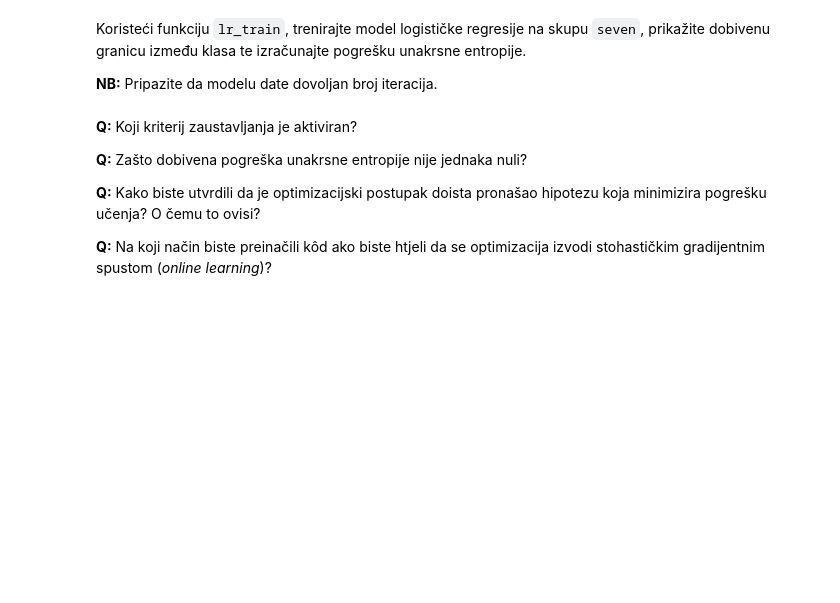
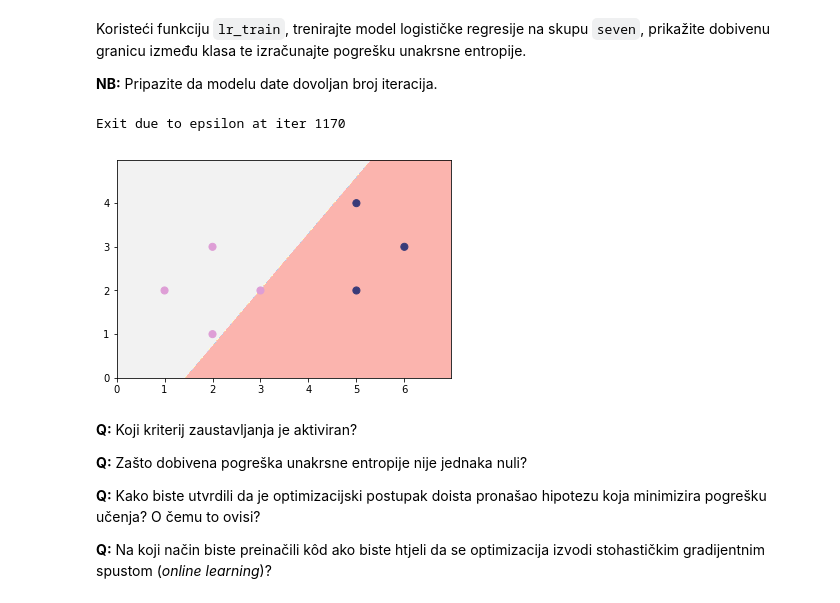
Before and after one commit to tkukurin/Lab.MachineLearning, a Jupyter notebook: lab02-2017.ipynb, the cells around one changed output. Drawn from its saved outputs; the diff is of its cells as text; code cells hidden in the pictures; blank space fills up the shorter version.

```diff
--- a/lab02-2017.ipynb
+++ b/lab02-2017.ipynb
@@ -179,39 +179,49 @@ Preporučamo definiranje pomoćne funkcije `lr_h(x,w)` koja daje predikciju za p
 
 **NB:** Obratite pozornost na to da je način kako su definirane oznake ($\{+1,-1\}$ ili $\{1,0\}$) kompatibilan s izračunom funkcije gubitka u optimizacijskome algoritmu.
 # %%
-def lr_h(alpha, x, w):
-  return sigmoid(alpha, np.dot(x, w))
+import logging
+logger = logging.getLogger('logreg')
+logger.setLevel(logging.DEBUG)
 
-def cross_entropy_error(alpha, X, y, w):
-  q = lr_h(alpha, X, w)
-  return -np.sum(y * np.log(y - q))
+def lr_h(x, w):
+  return sigmoid(1, np.dot(x, w))
+
+def lr_h_b(x, w):
+  return lr_h(np.hstack((1, x)), w)
+
+def cross_entropy_error(X, y, w):
+  q = lr_h(X, w)
+  return -np.average(y * np.log(q) + (1 - y) * np.log(1 - q))
 
 def lr_train(
     X, y, eta=0.01, max_iter=2000, alpha=1, epsilon=0.0001, trace=False):
   ws = []
 
   N, D = X.shape
+  X = np.hstack((np.ones((N, 1)), X))
   y = y.reshape((N, 1))
-  w = np.zeros((D, 1))
-  b = 0
+  w = np.zeros((D + 1, 1))
+  old_err = cross_entropy_error(X, y, w)
 
   for i in range(max_iter):
     if trace:
-      ws.append(w)
+      ws.append(np.array(w))
 
-    scores = np.dot(X, w) + b
+    scores = np.dot(X, w)
 
     probs = sigmoid(alpha, scores)
     loss = -np.dot(y.T, np.log(probs))
-
     dL_scores = np.subtract(probs, y)
     grad_w = (1 / N) * np.dot(X.T, dL_scores)
-    grad_b = (1 / N) * np.sum(dL_scores)
+    w -= eta * grad_w
 
-    w -= eta * grad_w
-    b -= eta * grad_b
+    new_err = cross_entropy_error(X, y, w)
+    if abs(old_err - new_err) < epsilon:
+      print('Exit due to epsilon at iter {}'.format(i))
+      break
+    old_err = new_err
 
-  return w, b, ws
+  return (w, ws) if trace else w
 # %% [markdown]
 #### (c)
 # %% [markdown]
@@ -223,3 +231,10 @@ w, b, _ = lr_train(seven_X, seven_y)
+# %%
+w, ws = lr_train(seven_X, seven_y, trace=True)
+mlutils.plot_2d_clf_problem(
+  seven_X, seven_y, lambda x: lr_h_b(x, w) >= 0.5)
+# %% [output]
+Exit due to epsilon at iter 1170
+[figure, added]
 # %% [markdown]
 **Q:** Koji kriterij zaustavljanja je aktiviran?
 
```
Also changed, not shown: parts of 18 cells of this notebook.
